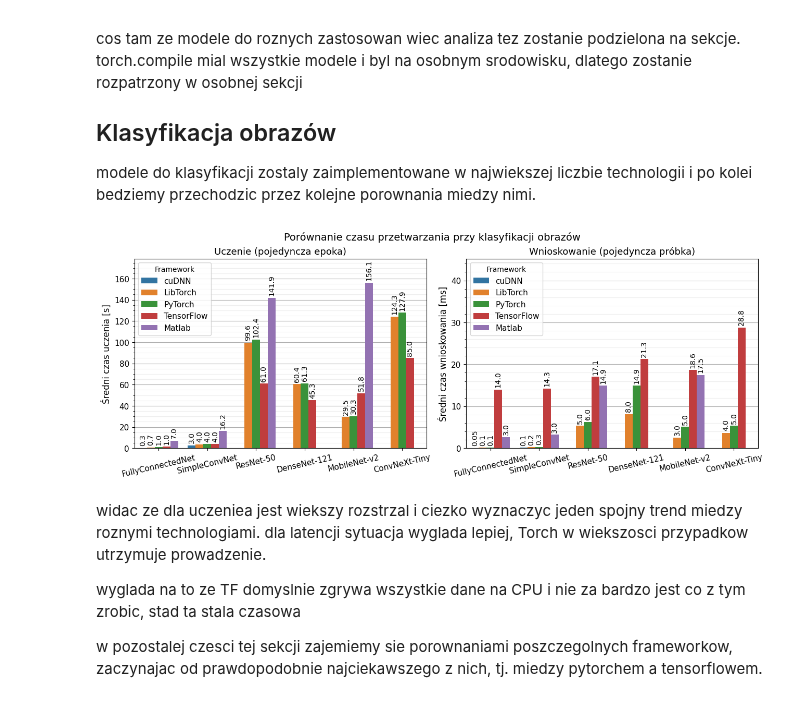
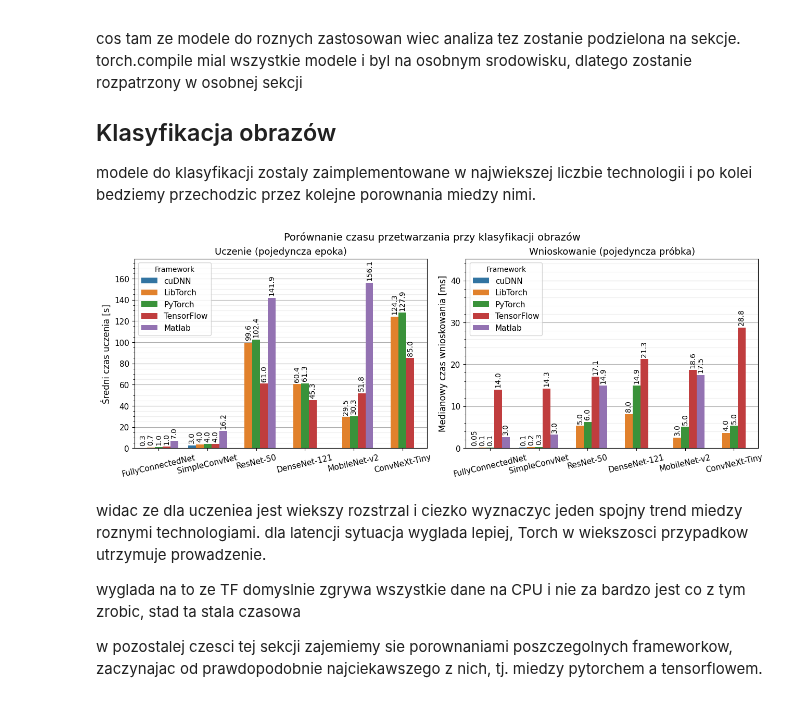
Before and after one commit to mihawb/dnn-lang-comparison, a Jupyter notebook: analysis/rolling_analysis_new.ipynb, the cells around one changed output. Cells and saved outputs as stored; diff of their text form; code cells hidden in the pictures.

```diff
--- a/analysis/rolling_analysis_new.ipynb
+++ b/analysis/rolling_analysis_new.ipynb
@@ -86,35 +83,35 @@ def clf_comp_plot(data: pd.DataFrame, order: list[str], ax: ma._axes.Axes, ylabe
 	sns.barplot(data=data, x="model_name", y="elapsed_time_" + ("median" if "atencja" in title else "mean"),
 			    hue="framework", order=order, zorder=2, ax=ax)
 	ax.legend(title="Framework")
 	ax.set_xlabel("")
 	ax.set_ylabel(ylabel)
 	ax.set_title(title)
 	ax.set_xticks(ax.get_xticks())
 	ax.set_xticklabels(ax.get_xticklabels(), rotation=13)
 	ax.grid(axis="y", which="major", zorder=1)
 	ax.minorticks_on()
 	ax.tick_params(axis='x', which='minor', bottom=False)
 	ax.grid(visible=True, axis="y", which="minor", alpha=0.2, zorder=1)
 	_, top = ax.get_ylim()
 	ax.set_ylim(top=top + (2 if "atencja" in title else 15))
 	for container in ax.containers:
 		labels = list(map(approx, container.datavalues))
 		ax.bar_label(container, labels=labels, padding=3, rotation="vertical")
 
 
 fig, axes = plt.subplots(1, 2, constrained_layout=True)
 fig.set_size_inches(12.8, 4.8)
 fig.suptitle("Porównanie czasu przetwarzania przy klasyfikacji obrazów")
 
 mtdf_clf = mtdf[(mtdf.model_name != "DCGAN") & (~mtdf.framework.isin(["PyTorch_eager", "PyTorch_compile"]))].copy()
 clf_comp_plot(mtdf_clf, order=MODEL_ORDER[:-2], ax=axes[0], ylabel="Średni czas uczenia [s]", title="Uczenie (pojedyncza epoka)")
 
 mldf_clf = mldf[(mldf.model_name != "DCGAN") & (mldf.phase == "latency") & (~mldf.framework.isin(["PyTorch_eager", "PyTorch_compile"]))].copy()
-clf_comp_plot(mldf_clf, order=MODEL_ORDER[:-2], ax=axes[1], ylabel="Średni czas wnioskowania [ms]", title="Wnioskowanie (pojedyncza próbka)")
+clf_comp_plot(mldf_clf, order=MODEL_ORDER[:-2], ax=axes[1], ylabel="Medianowy czas wnioskowania [ms]", title="Wnioskowanie (pojedyncza próbka)")
 
 fig.savefig("../paper/plots/5.1-1.png")
 # %% [output]
-[figure, old version]
+[figure, new version]
 # %% [markdown]
 widac ze dla uczeniea jest wiekszy rozstrzal i ciezko wyznaczyc jeden spojny trend miedzy roznymi technologiami. dla latencji sytuacja wyglada lepiej, Torch w wiekszosci przypadkow utrzymuje prowadzenie.
 
```
Also changed, not shown: parts of 11 cells of this notebook, 2 other files.
